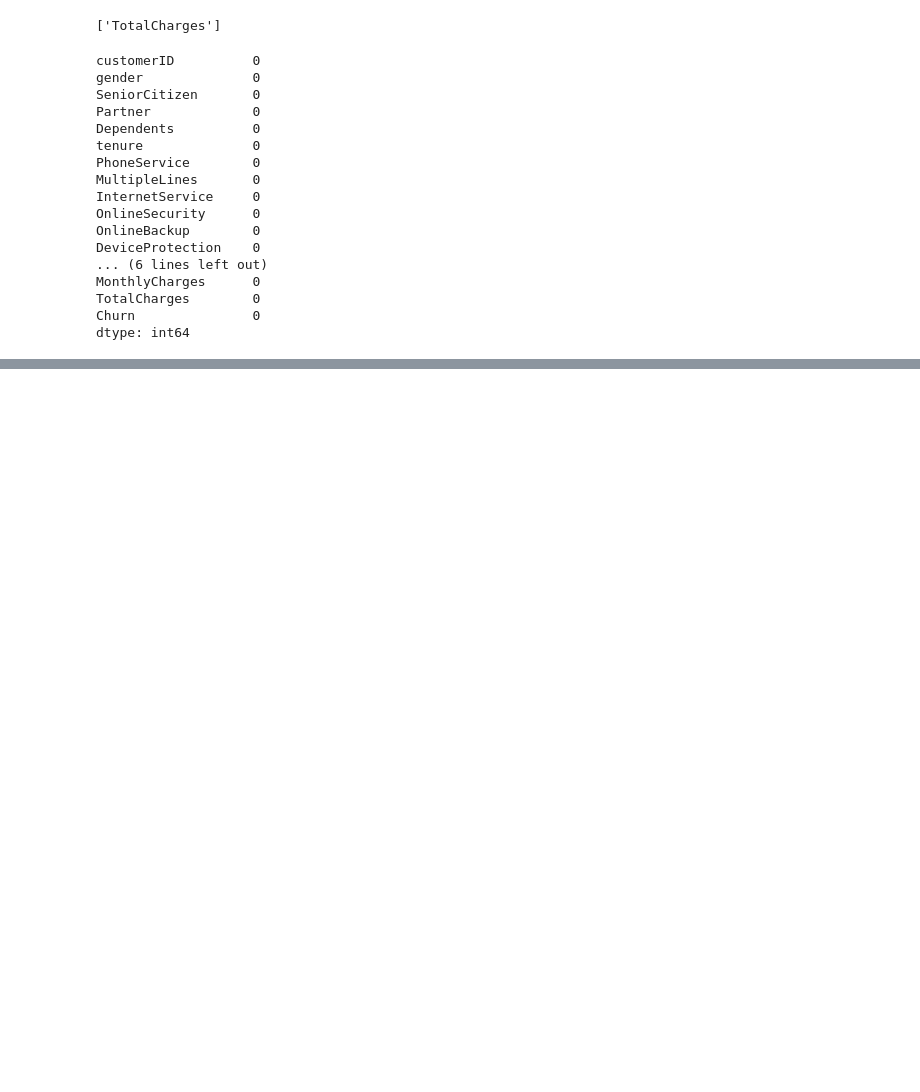
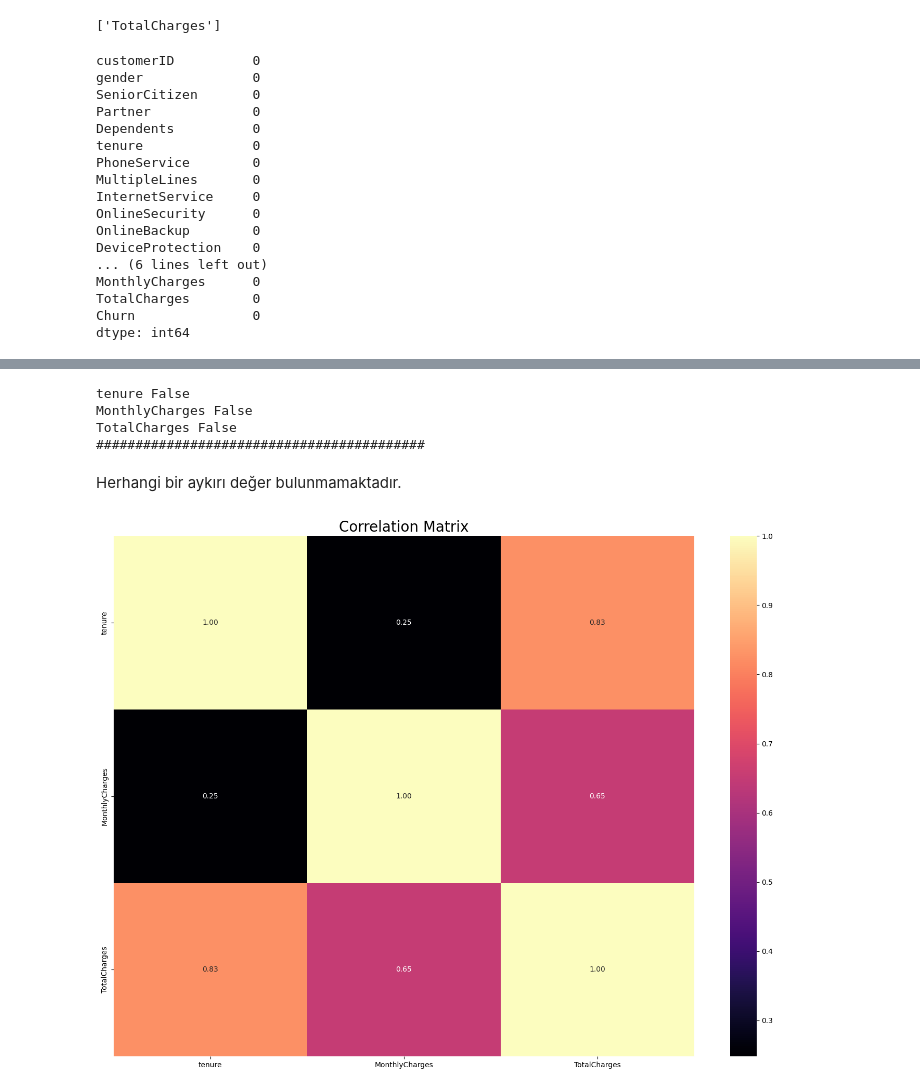
Before and after one commit to emsalozkan/5-Feature-Engineering, a Jupyter notebook: notebooks/cs_telco_churn_analysis.ipynb, the cells around one changed output, grey strips where cells are left out. Cells and saved outputs as stored; diff of their text form; code cells hidden in the pictures; blank space fills up the shorter version.

```diff
--- a/notebooks/cs_telco_churn_analysis.ipynb
+++ b/notebooks/cs_telco_churn_analysis.ipynb
@@ -418,3 +438,33 @@ dtype: int64
+# %%
+#Adım 5: Aykırı gözlem analizi yapınız.
+
+# Aykırı Değer Analizi ve Baskılama İşlemi
+for col in num_cols:
+    print(col, check_outlier(df, col))
+    if check_outlier(df, col):
+        replace_with_thresholds(df, col)
+print("##########################################")
+# %% [output]
+tenure False
+MonthlyCharges False
+TotalCharges False
+##########################################
+# %% [markdown]
+Herhangi bir aykırı değer bulunmamaktadır.
+# %%
+#Adım 7: KORELASYON gözlem analizi yapınız.
+
+df[num_cols].corr()
+
+# Korelasyon Matrisi
+f, ax = plt.subplots(figsize=[18, 13])
+sns.heatmap(df[num_cols].corr(), annot=True, fmt=".2f", ax=ax, cmap="magma")
+ax.set_title("Correlation Matrix", fontsize=20)
+plt.show()
+
+# TotalChargers'in aylık ücretler ve tenure ile yüksek korelasyonlu olduğu görülmekte fakat %90 üstü bizim için aksiyon alınması gereken oran.
+# %% [output]
+[figure, added]
 # %%
 ##################################
 # BASE MODEL KURULUMU
```
Also changed, not shown: parts of 6 cells of this notebook, 5 other files.
